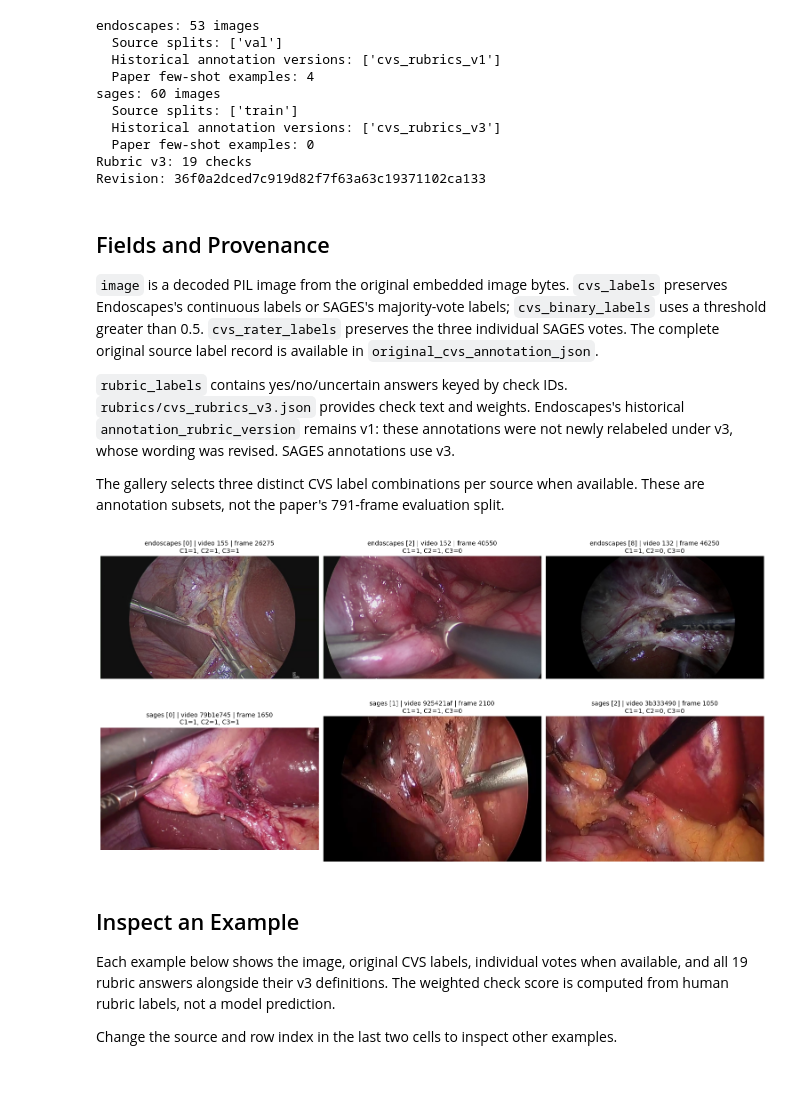
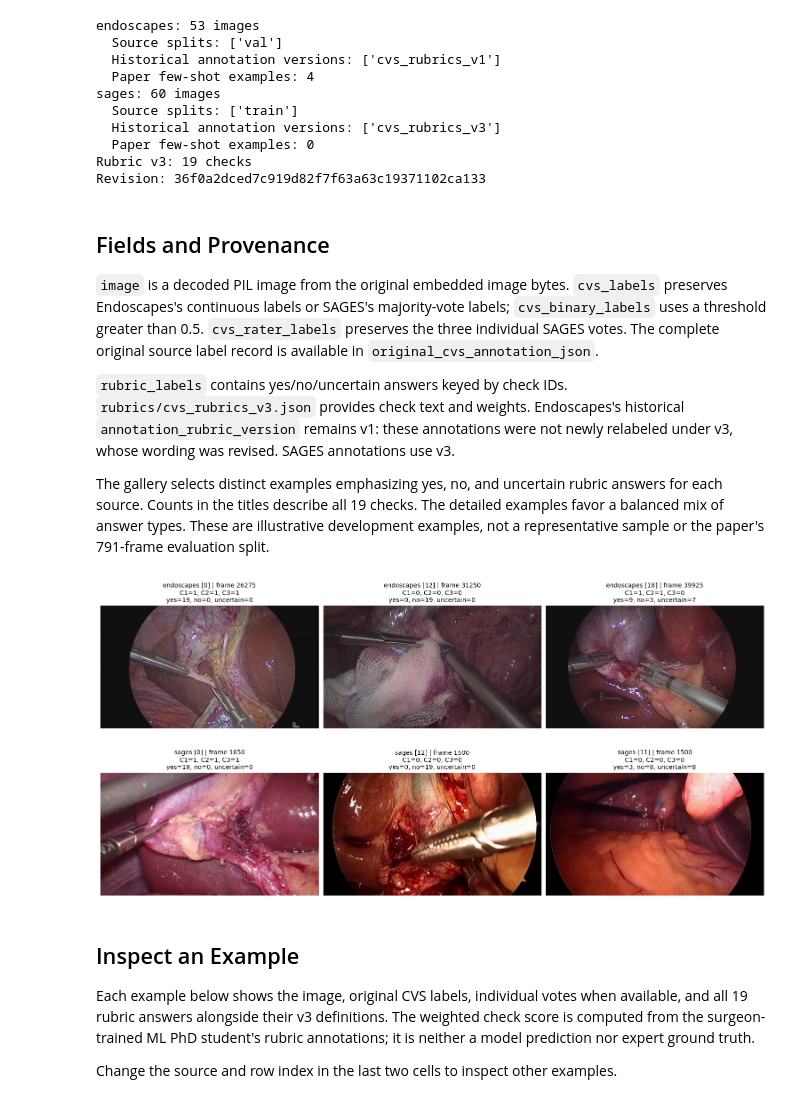
Before and after one commit to BrachioLab/SumOfChecks, a Jupyter notebook: notebooks/load_hf_sum_of_checks.ipynb, the cells around one changed output. Cells and saved outputs as stored; diff of their text form; code cells hidden in the pictures.

```diff
--- a/notebooks/load_hf_sum_of_checks.ipynb
+++ b/notebooks/load_hf_sum_of_checks.ipynb
@@ -68,42 +70,54 @@ Revision: 36f0a2dced7c919d82f7f63a63c19371102ca133
 
 `rubric_labels` contains yes/no/uncertain answers keyed by check IDs. `rubrics/cvs_rubrics_v3.json` provides check text and weights. Endoscapes's historical `annotation_rubric_version` remains v1: these annotations were not newly relabeled under v3, whose wording was revised. SAGES annotations use v3.
 
-The gallery selects three distinct CVS label combinations per source when available. These are annotation subsets, not the paper's 791-frame evaluation split.
+The gallery selects distinct examples emphasizing yes, no, and uncertain rubric answers for each source. Counts in the titles describe all 19 checks. The detailed examples favor a balanced mix of answer types. These are illustrative development examples, not a representative sample or the paper's 791-frame evaluation split.
 # %%
-def diverse_indices(dataset, count=3):
-    selected, patterns = [], set()
-    for index, labels in enumerate(dataset["cvs_binary_labels"]):
-        pattern = tuple(labels[c] for c in CRITERIA)
-        if pattern not in patterns:
-            selected.append(index)
-            patterns.add(pattern)
-        if len(selected) == count:
+ANSWERS = ("yes", "no", "uncertain")
+
+def answer_counts(labels):
+    return tuple(list(labels.values()).count(answer) for answer in ANSWERS)
+
+def diverse_indices(dataset):
+    counts = [answer_counts(labels) for labels in dataset["rubric_labels"]]
+    selected = []
+    for answer_index in range(len(ANSWERS)):
+        remaining = [i for i in range(len(dataset)) if i not in selected]
+        if not remaining:
             break
+        selected.append(max(remaining, key=lambda i: counts[i][answer_index]))
     return selected
+
+def mixed_index(dataset):
+    counts = [answer_counts(labels) for labels in dataset["rubric_labels"]]
+    return max(range(len(dataset)), key=lambda i: (
+        sum(n > 0 for n in counts[i]), min(counts[i]), -max(counts[i]),
+    ))
 
 gallery_indices = {source: diverse_indices(ds) for source, ds in datasets_by_source.items()}
 fig, axes = plt.subplots(2, 3, figsize=(15, 7.5), layout="constrained")
 for row_index, (source, dataset) in enumerate(datasets_by_source.items()):
     for column_index, ax in enumerate(axes[row_index]):
         ax.axis("off")
         indices = gallery_indices[source]
         if column_index >= len(indices):
             continue
         index = indices[column_index]
         example = dataset[index]
         labels = ", ".join(f"{c.upper()}={example['cvs_binary_labels'][c]}" for c in CRITERIA)
+        counts = answer_counts(example["rubric_labels"])
+        answers = ", ".join(f"{answer}={n}" for answer, n in zip(ANSWERS, counts))
         ax.imshow(example["image"])
         ax.set_title(
-            f"{source} [{index}] | video {example['video_id'][:8]} | frame {example['frame_id']}\n{labels}",
+            f"{source} [{index}] | frame {example['frame_id']}\n{labels}\n{answers}",
             fontsize=10,
         )
 plt.show()
 # %% [output]
-[figure, old version]
+[figure, new version]
 # %% [markdown]
 ## Inspect an Example
 
-Each example below shows the image, original CVS labels, individual votes when available, and all 19 rubric answers alongside their v3 definitions. The weighted check score is computed from human rubric labels, not a model prediction.
+Each example below shows the image, original CVS labels, individual votes when available, and all 19 rubric answers alongside their v3 definitions. The weighted check score is computed from the surgeon-trained ML PhD student's rubric annotations; it is neither a model prediction nor expert ground truth.
 
 Change the source and row index in the last two cells to inspect other examples.
 # %%
```
Also changed, not shown: parts of 3 cells of this notebook.
